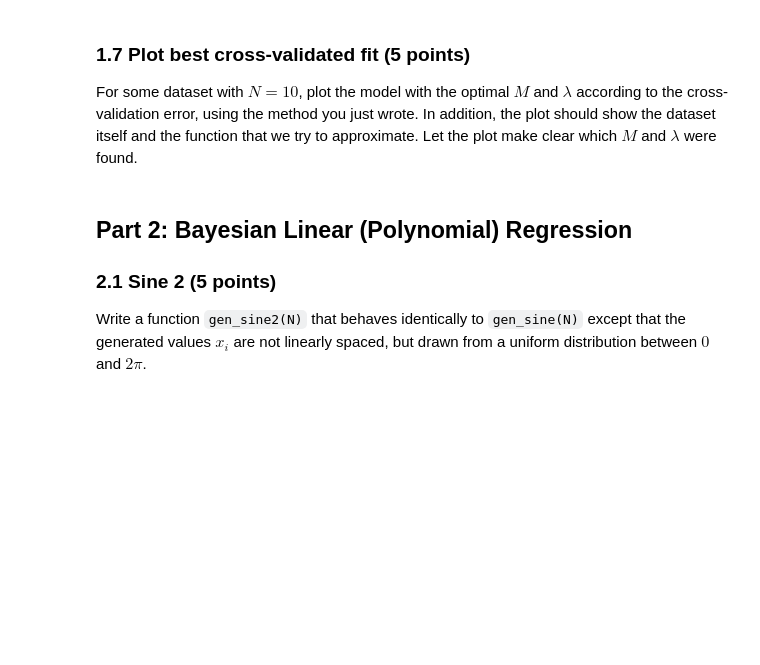
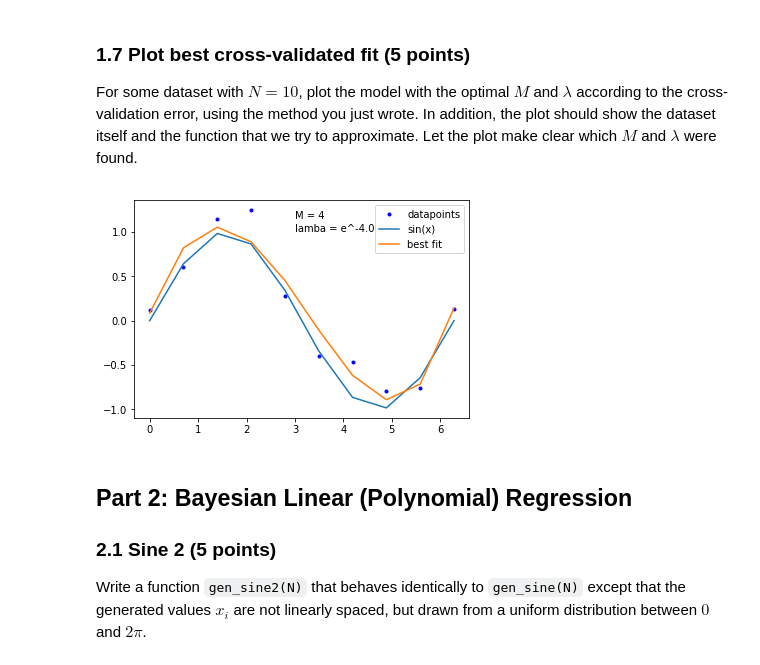
Before and after one commit to Evermeij/ML1, a Jupyter notebook: lab1.ipynb, the cells around one changed output. Cells and saved outputs as stored; diff of their text form; code cells hidden in the pictures; blank space fills up the shorter version.

```diff
--- a/lab1.ipynb
+++ b/lab1.ipynb
@@ -293,3 +292,27 @@ def find_best_m_and_lamb(x, t):
+# %%
+def find_best_m_and_lamb(x, t):
+    # Init parameters
+    K = 5
+    Ms = range(11)
+    lambs = np.exp(np.array(range(-10,1)))
+    best_score = math.inf
+    best_M = math.inf
+    best_lamb = math.inf
+    # Create folds
+    train_folds, valid_folds = kfold_indices(x.shape[0],K)
+    # Grid search
+    for M in Ms:
+        for lamb in lambs:
+            cummulative_pred_err = 0
+            for i in range(len(train_folds)):
+                cummulative_pred_err += pred_error(x[train_folds[i]],x[valid_folds[i]],t[train_folds[i]],t[valid_folds[i]],M,lamb)
+            #
+            # If commulative pred error is lower, replace best M and best lamb
+            if cummulative_pred_err/len(train_folds) < best_score:
+                #print(M,lamb,cummulative_pred_err)
+                best_score = cummulative_pred_err/len(train_folds)
+                M_best, lamb_best = M,lamb
+    return M_best, lamb_best
 # %%
 ### This is not an empty cell (You don't need to care about it).
 # %% [markdown]
@@ -317,3 +337,21 @@ raise NotImplementedError()
+# %%
+# YOUR CODE HERE
+np.random.seed(42)
+N = 10
+x,t = gen_sine(N)
+M_best,lamb_best = find_best_m_and_lamb(x,t)
+w_ml,Phi = fit_polynomial_reg(x,t,M_best,lamb_best)
+# Create data plots
+plt.plot(x,t,".b",label="datapoints")
+plt.plot(x,sin(x),label="sin(x)")
+# Create fit plots
+plt.plot(x,np.dot(Phi,w_ml),label="best fit")
+plt.text(3,1.15,"M = {}".format(str(M_best)))
+plt.text(3,1,"lamba = e^{}".format(str(np.log(lamb_best))))
+plt.legend()
+plt.show()
+# %% [output]
+[figure, added]
 # %% [markdown]
 ## Part 2: Bayesian Linear (Polynomial) Regression
 
```
Also changed, not shown: parts of 11 cells of this notebook.
